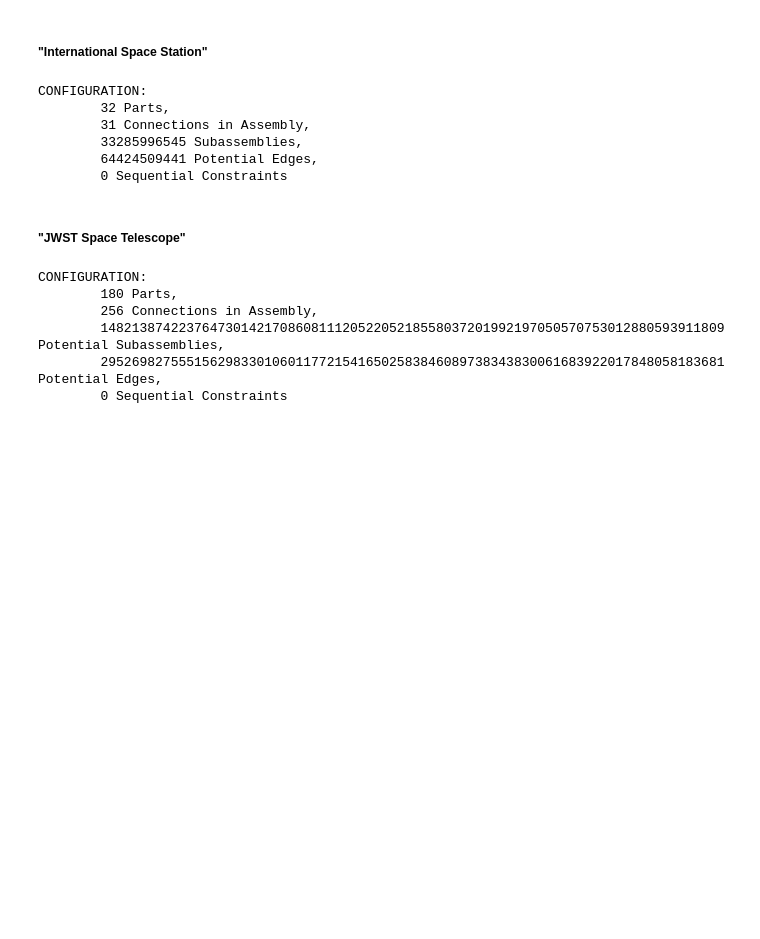
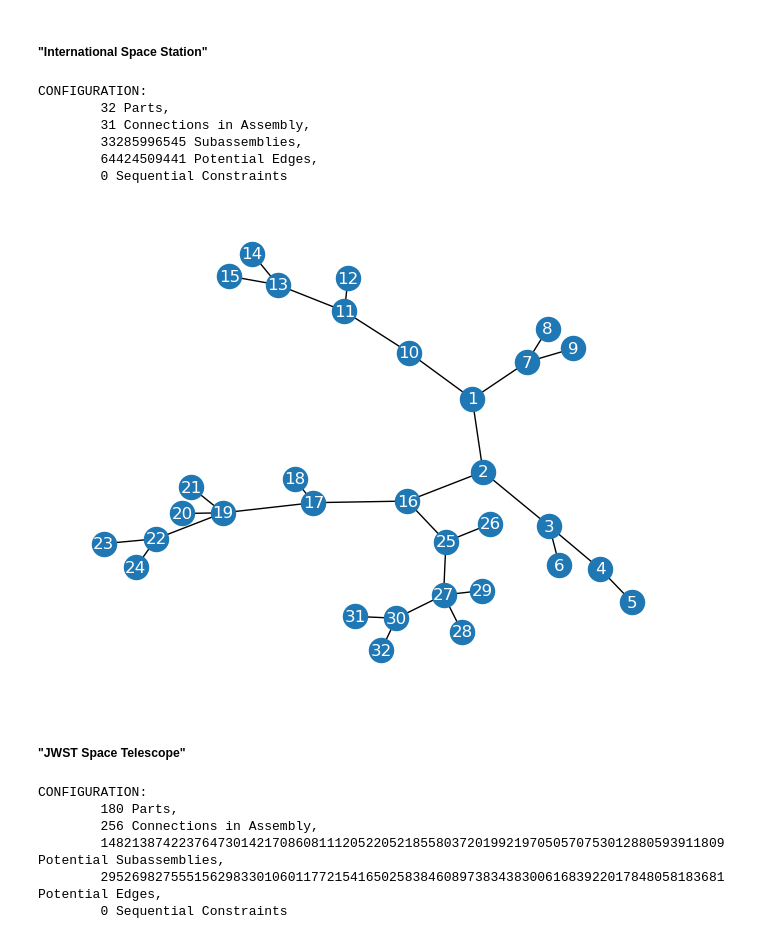
Before and after one commit to labicon/ORASP-Code, a Jupyter notebook: AssemblyGeneration-DQN.ipynb, the cells around one changed output. Saved outputs shown, nothing was run; the diff lists cells and outputs as text; code cells hidden in the pictures; blank space fills up the shorter version.

```diff
--- a/AssemblyGeneration-DQN.ipynb
+++ b/AssemblyGeneration-DQN.ipynb
@@ -295,38 +285,39 @@ CONFIGURATION:
 # %%
 # Initialize the inputs (will later read in from file [JSON])
 
-Scenario = "ISS3"
+Scenario = "ISS"
 
 #define topology
 H = nx.Graph()
 H.add_edges_from([(1,2), (2,3), (3,4), (4,5), (6,3), (7,1), (8,7),
                   (9,7), (10,1), (11,10), (12,11), (13,11), (14,13),
                   (15,13), (16,2), (17,16), (18,17), (19,17), (20,19),
                   (21,19), (22,19), (23,22), (24,22), (25,16), (26,25),
                   (27,25), (28,27), (29,27), (30,27), (31,30), (32,30)])
 nx.set_node_attributes(H, "CL", "loc")
 
 numParts = H.number_of_nodes()
 numConnections = H.number_of_edges()
 numActions = (numConnections-1)*pow(2,numConnections) + 1
 numStates = numConnections*pow(2,numConnections-1) + 1
 
 #SEQUENCING CONSTRAINTS (will later read in from file [JSON])
 # Of the format {connection touple: connection touple that must be remove first}
 
 seqConstraint = {}
 
 print("CONFIGURATION: \n\t%d Parts,\n\t%d Connections in Assembly,\n\t%d Subassemblies, \n\t%d Potential Edges, \n\t%d Sequential Constraints"\
       % (numParts, numConnections, numStates, numActions, len(seqConstraint)))
 
 nx.draw(H, with_labels=True, font_color="#FFFFFF")
 # %% [output]
 CONFIGURATION:
         32 Parts,
         31 Connections in Assembly,
         33285996545 Subassemblies,
         64424509441 Potential Edges,
         0 Sequential Constraints
+[figure, added]
 # %% [markdown]
 ##### "JWST Space Telescope"
 # %%
```
Also changed, not shown: parts of 23 cells of this notebook, 9 other files.
